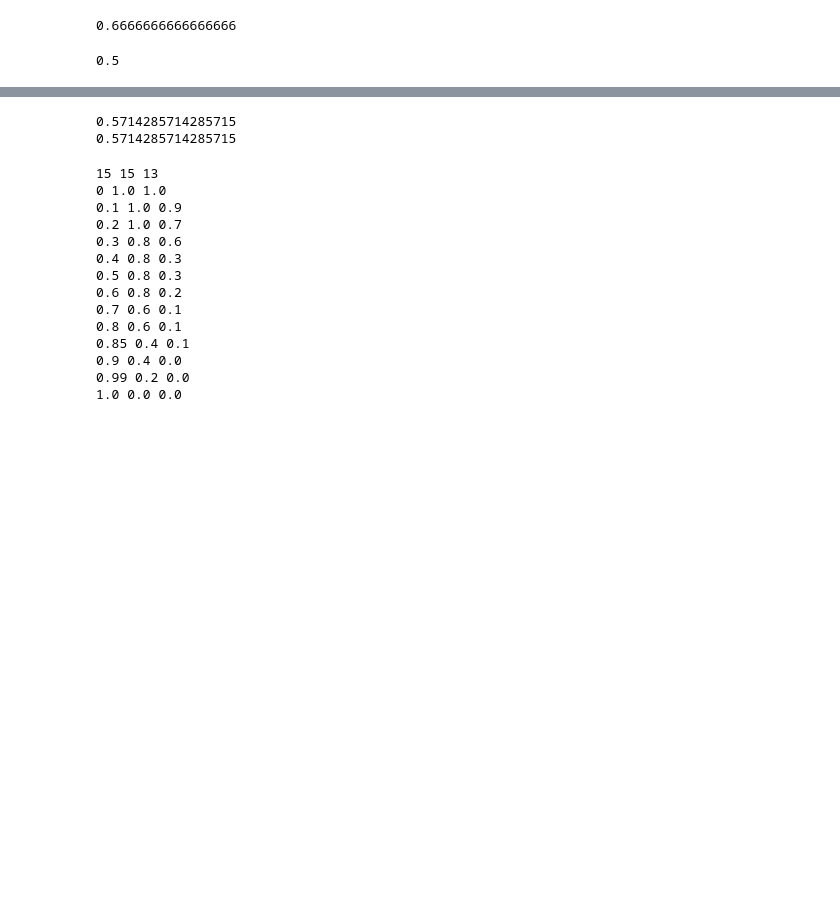
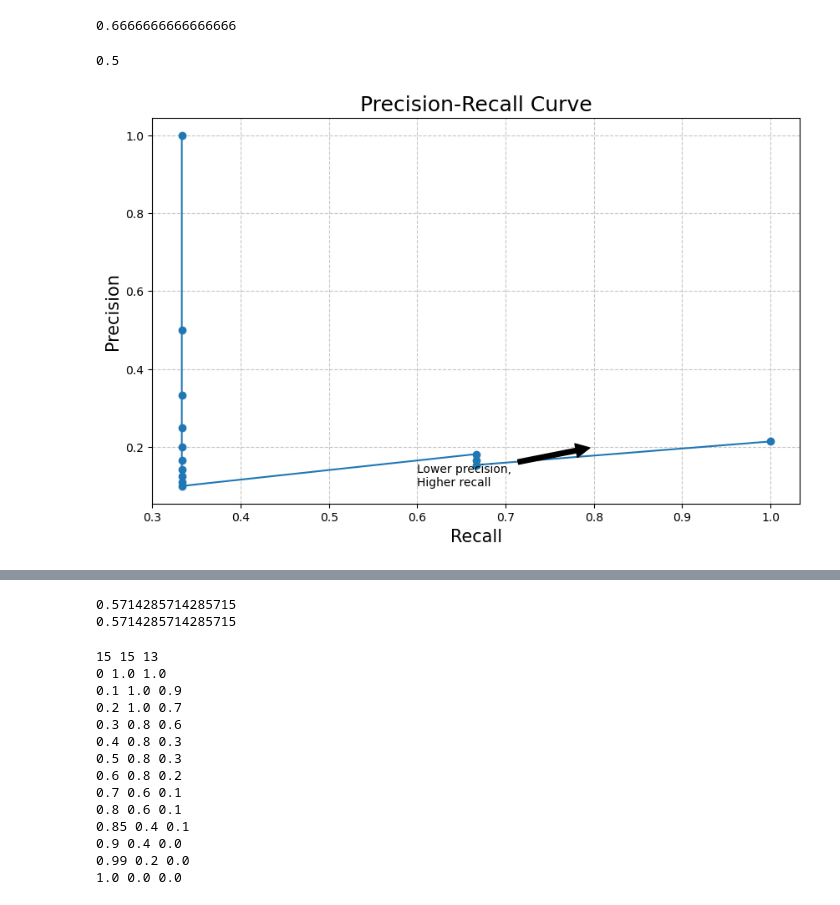
Before and after one commit to KSaid-1/ProjectStash, a Jupyter notebook: Evaluation-metrics/Evaluation-metrics.ipynb, the cells around one changed output, grey strips where cells are left out. Saved outputs shown, nothing was run; the diff lists cells and outputs as text; code cells hidden in the pictures; blank space fills up the shorter version.

Commit message:
precision-recall curve

```diff
--- a/Evaluation-metrics/Evaluation-metrics.ipynb
+++ b/Evaluation-metrics/Evaluation-metrics.ipynb
@@ -115,6 +131,16 @@ print (precision(l1,l2))
 0.6666666666666666
 # %%
 def recall(y_true, y_pred):
+    '''
+    Calculate the recall score.
+
+    Parameters:
+    y_true (list): List of true values.
+    y_pred (list): List of predicted values.
+
+    Returns:
+    recall (float): Recall score.
+    '''
     tp = true_positive(y_true, y_pred)
     fn = false_negative(y_true, y_pred)
     recall = tp / (tp + fn)
@@ -124,25 +150,61 @@ print (recall(l1,l2))
 # %% [output]
 0.5
 # %%
-y_true = [0,0,0,1,0,0,0,0,0,0,1,0,0,0,0,0,0,0,1,0]
-y_pred = [0.02638412, 0.11114267, 0.31620708,
-          0.0490937, 0.0191491, 0.17554844,
-          0.15952202, 0.03819563, 0.11639273,
-          0.079377, 0.08584789, 0.39095342,
-          0.27259048, 0.03447096, 0.04644807,
-          0.03543574, 0.18521942, 0.05934905,
-          0.61977213, 0.33056815]
-thresholds = [0.0490937 , 0.05934905, 0.079377,
-              0.08584789, 0.11114267, 0.11639273,
-              0.15952202, 0.17554844, 0.18521942,
-              0.27259048, 0.31620708, 0.33056815,
-              0.39095342, 0.61977213]
-precisions=[]; recalls=[]
-for i in thresholds:
-    temp_prediction = [1 if x >= i else 0 for x in y_pred]
+# # Precision-Recall Curve
+
+#This cell calculates and plots the Precision-Recall curve for a binary classification problem. Here's what the code does:
+
+#1. Sets up true labels and predicted probabilities.
+#2. Defines a range of classification thresholds.
+#3. Calculates precision and recall for each threshold.
+#4. Plots the Precision-Recall curve.
+#5. Adds annotations to explain the trade-off between precision and recall.
+
+#The resulting plot helps visualize the model's performance across different classification thresholds, allowing you to choose an appropriate threshold based on your specific needs for precision vs. recall.
+
+# Define true labels and predicted probabilities
+y_true = [0, 0, 0, 1, 0, 0, 0, 0, 0, 0, 1, 0, 0, 0, 0, 0, 0, 0, 1, 0]
+y_pred = [0.02638412, 0.11114267, 0.31620708, 0.0490937, 0.0191491,
+          0.17554844, 0.15952202, 0.03819563, 0.11639273, 0.079377,
+          0.08584789, 0.39095342, 0.27259048, 0.03447096, 0.04644807,
+          0.03543574, 0.18521942, 0.05934905, 0.61977213, 0.33056815]
+
+# Define thresholds for classification
+thresholds = [0.0490937, 0.05934905, 0.079377, 0.08584789, 0.11114267,
+              0.11639273, 0.15952202, 0.17554844, 0.18521942, 0.27259048,
+              0.31620708, 0.33056815, 0.39095342, 0.61977213]
+
+# Initialize lists to store precision and recall values
+precisions = []
+recalls = []
+
+# Calculate precision and recall for each threshold
+for threshold in thresholds:
+    # Convert probabilities to binary predictions based on the threshold
+    temp_prediction = [1 if x >= threshold else 0 for x in y_pred]
+
+    # Calculate precision and recall
     p = precision(y_true, temp_prediction)
-    #print (y_true, temp_prediction)
     r = recall(y_true, temp_prediction)
-    precisions.append(p); recalls.append(r)
 
-#print (temp_prediction)
+    # Append results to lists
+    precisions.append(p)
+    recalls.append(r)
+
+# Plot the Precision-Recall curve
+plt.figure(figsize=(10, 6))
+plt.plot(recalls, precisions, marker='o')
+plt.xlabel('Recall', fontsize=15)
+plt.ylabel('Precision', fontsize=15)
+plt.title('Precision-Recall Curve', fontsize=18)
+plt.grid(True, linestyle='--', alpha=0.7)
+
+# Add annotations for better understanding
+plt.annotate('Higher precision,\nLower recall', xy=(0.2, 0.8), xytext=(0.3, 0.9),
+             arrowprops=dict(facecolor='black', shrink=0.05))
+plt.annotate('Lower precision,\nHigher recall', xy=(0.8, 0.2), xytext=(0.6, 0.1),
+             arrowprops=dict(facecolor='black', shrink=0.05))
+
+plt.show()
+# %% [output]
+[figure, added]
```
Also changed, not shown: parts of 3 cells of this notebook, 1 other file.
